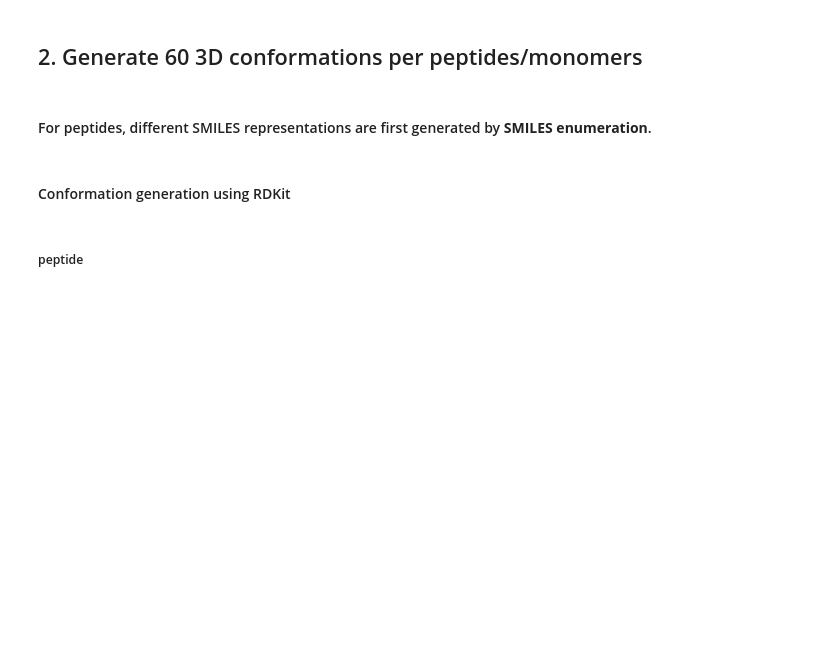
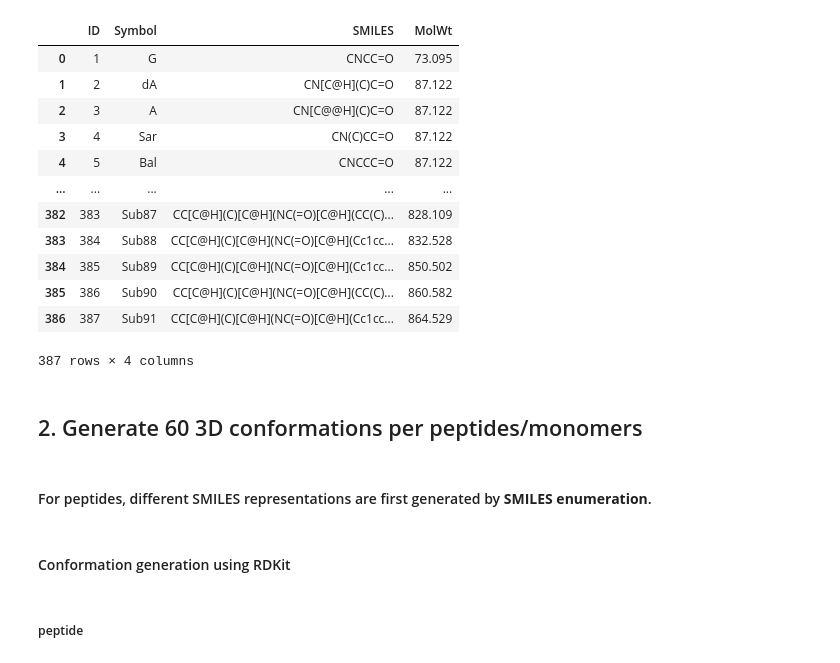
Before and after one commit to akiyamalab/cycpeptmp, a Jupyter notebook: all-steps.ipynb, the cells around one changed output. Saved outputs shown, nothing was run; the diff lists cells and outputs as text; code cells hidden in the pictures; blank space fills up the shorter version.

Commit message:
substructure

```diff
--- a/all-steps.ipynb
+++ b/all-steps.ipynb
@@ -40,4 +23,0 @@ df_monomer = pd.read_csv('data/substructure_descriptor.csv')
-# %%
-for _ in monomers_cut:
-    if _ not in df_monomer['mol'].tolist():
-        print(_)
@@ -49,4 +23,0 @@ CN[C@@H](CSCC=O)C(=O)NCC(=O)NCC(N)=O
-# %%
-for _ in df_monomer['mol'].tolist():
-    if _ not in monomers_cut:
-        print(_)
@@ -59,0 +24,11 @@ CNC(CSCC=O)C(=O)NCC(=O)NCC(N)=O
+# %%
+df_peptide = pd.read_csv(data_args['org_peptide_path'], low_memory=False)
+df_monomer = pd.read_csv(data_args['org_monomer_path'], low_memory=False)
+
+smiles = df_peptide['SMILES'].tolist()
+shape = df_peptide['Molecule_Shape'].to_list()
+helm = df_peptide['HELM'].to_list()
+symbol_to_smiles = dict(zip(df_monomer['Symbol'], df_monomer['capped_SMILES']))
+symbol_to_cxsmiles = dict(zip(df_monomer['Symbol'], df_monomer['CXSMILES']))
+R3_dict = dict(zip(df_monomer['Symbol'], df_monomer['R3']))
+smiles_to_symbol = dict(zip(df_monomer['capped_SMILES'], df_monomer['Symbol']))
@@ -60,3 +124,39 @@ CNC(CSCC=O)C(=O)NCC(=O)NCC(N)=O
+# %%
+# Save unique substructures for descriptor calculation
+
+if not os.path.exists(data_args['unique_substructures_path']):
+    unique_substructure = list(set(sum(substructure_list, [])))[1:]
+    unique_substructure_mw = [Chem.rdMolDescriptors._CalcMolWt(Chem.MolFromSmiles(_)) for _ in unique_substructure]
+    df_substructure =  pd.DataFrame([unique_substructure, unique_substructure_mw], index=['SMILES', 'MolWt']).T
+    df_substructure = df_substructure.sort_values('MolWt').reset_index(drop=True)
+
+    tmp = []
+    i = 1
+    for _ in df_substructure['SMILES'].to_list():
+        if _ in smiles_to_symbol:
+            tmp.append(smiles_to_symbol[_])
+        else:
+            tmp.append(f'Sub{i}')
+            i += 1
+    df_substructure.insert(0, 'Symbol', tmp)
+    df_substructure.insert(0, 'ID', [i+1 for i in range(len(df_substructure))])
+    df_substructure.to_csv(data_args['unique_substructures_path'], index=False)
+# %%
+df_substructure
+# %% [output]
+|  | ID | Symbol | SMILES | MolWt |
+| 0 | 1 | G | CNCC=O | 73.095 |
+| 1 | 2 | dA | CN[C@H](C)C=O | 87.122 |
+| 2 | 3 | A | CN[C@@H](C)C=O | 87.122 |
+| 3 | 4 | Sar | CN(C)CC=O | 87.122 |
+| 4 | 5 | Bal | CNCCC=O | 87.122 |
+| ... | ... | ... | ... | ... |
+| 382 | 383 | Sub87 | CC[C@H](C)[C@H](NC(=O)[C@H](CC(C)... | 828.109 |
+| 383 | 384 | Sub88 | CC[C@H](C)[C@H](NC(=O)[C@H](Cc1cc... | 832.528 |
+| 384 | 385 | Sub89 | CC[C@H](C)[C@H](NC(=O)[C@H](Cc1cc... | 850.502 |
+| 385 | 386 | Sub90 | CC[C@H](C)[C@H](NC(=O)[C@H](CC(C)... | 860.582 |
+| 386 | 387 | Sub91 | CC[C@H](C)[C@H](NC(=O)[C@H](Cc1cc... | 864.529 |
+387 rows × 4 columns
 # %% [markdown]
 ## 2. Generate 60 3D conformations per peptides/monomers
 # %% [markdown]
```
Also changed, not shown: parts of 21 cells of this notebook, 5 other files.
